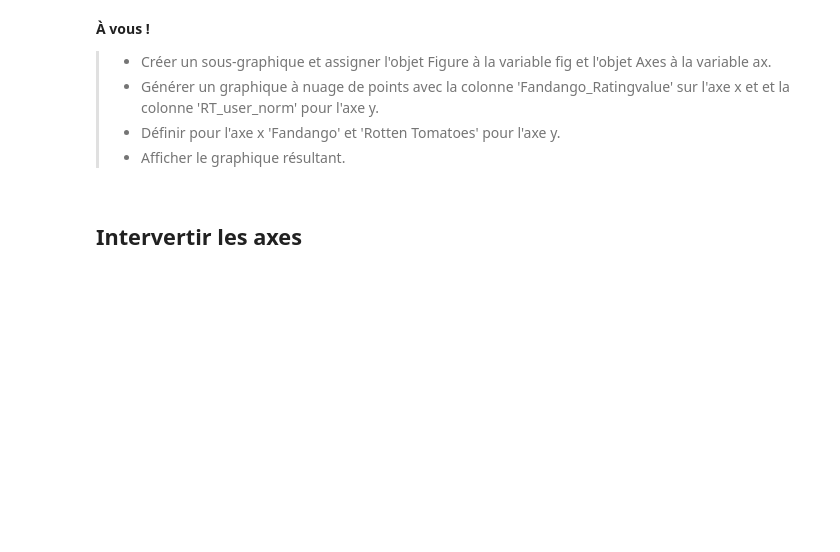
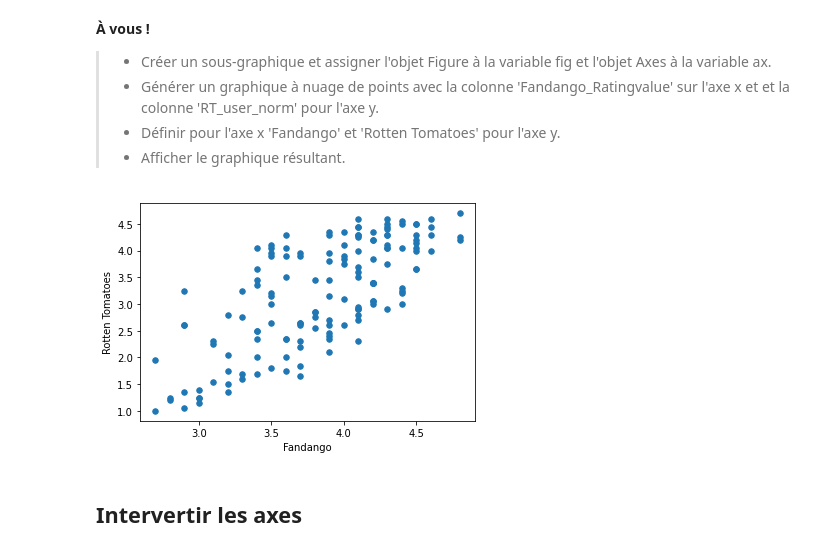
Before and after one commit to louiskuhn/IA-P2-Euskadi, a Jupyter notebook: Python/2. Visualisation graphique/3. VisualisationGraphique_nuages.ipynb, the cells around one changed output. Saved outputs shown, nothing was run; the diff lists cells and outputs as text; code cells hidden in the pictures; blank space fills up the shorter version.

```diff
--- a/Python/2. Visualisation graphique/3. VisualisationGraphique_nuages.ipynb
+++ b/Python/2. Visualisation graphique/3. VisualisationGraphique_nuages.ipynb
@@ -25,6 +25,15 @@ __À vous !__
 >- Générer un graphique à nuage de points avec la colonne 'Fandango_Ratingvalue' sur l'axe x et et la colonne 'RT_user_norm' pour l'axe y.
 >- Définir pour l'axe x 'Fandango' et 'Rotten Tomatoes' pour l'axe y.
 >- Afficher le graphique résultant.
+# %%
+import matplotlib.pyplot as plt
+fig, ax = plt.subplots()
+ax.scatter(data_norm['Fandango_Ratingvalue'], data_norm['RT_user_norm'], s=30)
+ax.set_xlabel('Fandango')
+ax.set_ylabel('Rotten Tomatoes')
+plt.show()
+# %% [output]
+[figure, added]
 # %% [markdown]
 ## Intervertir les axes
 # %% [markdown]
```
Also changed, not shown: parts of 1 cell of this notebook, 1 other file.
